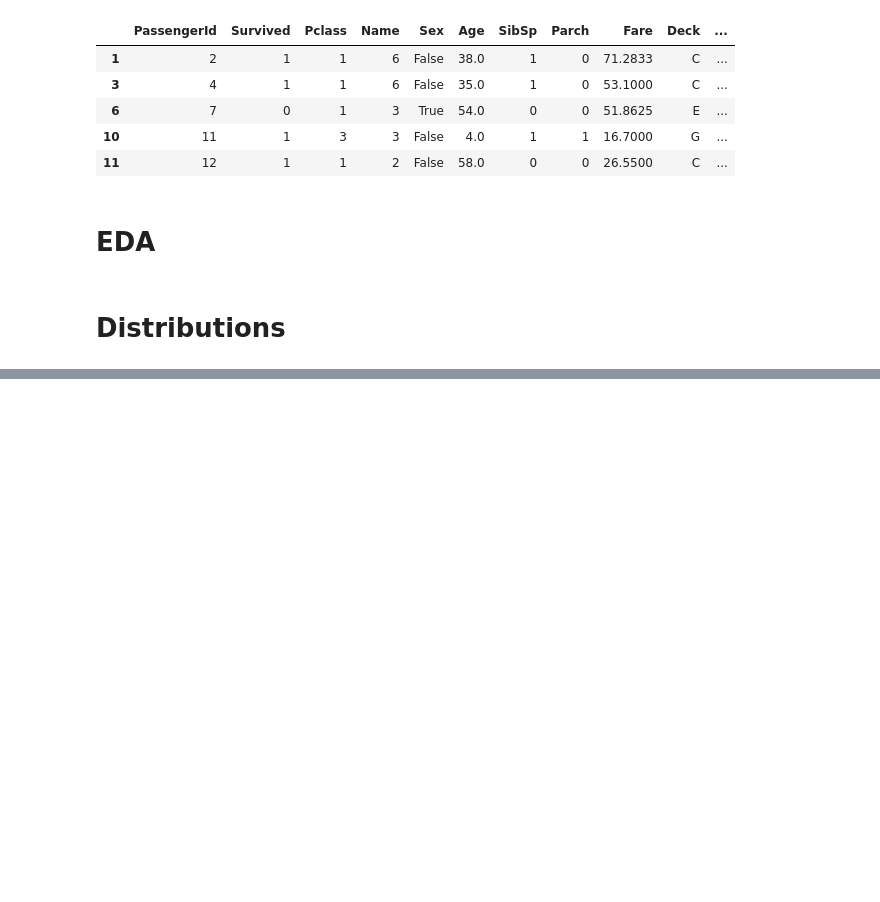
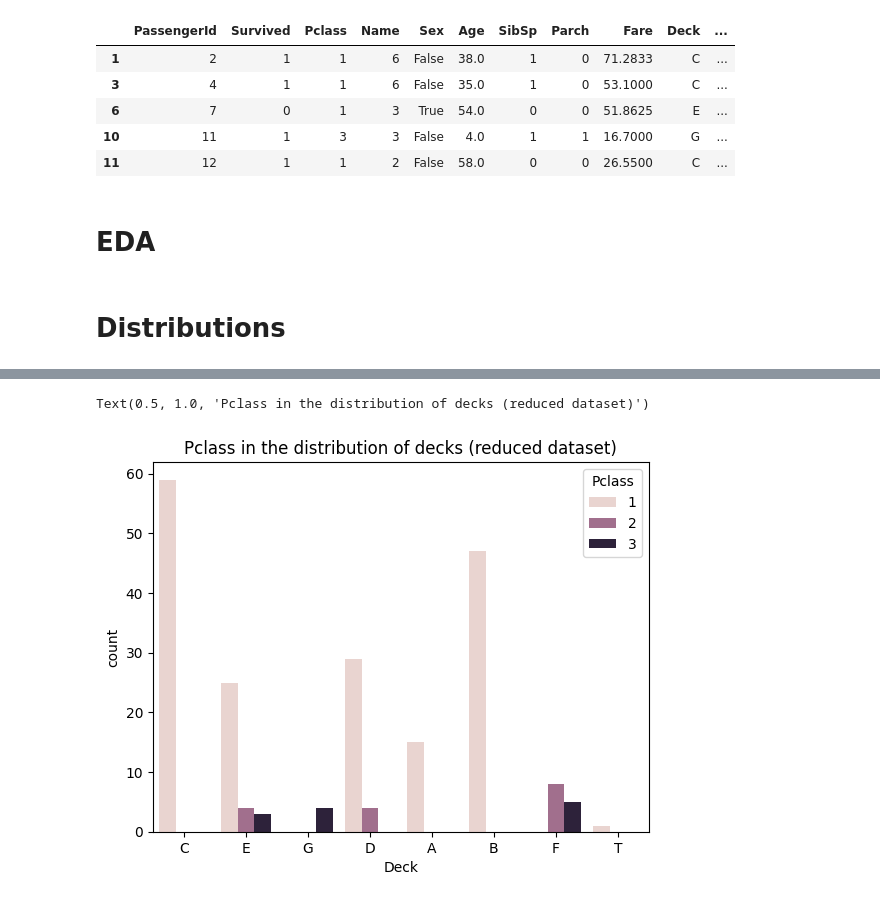
Before and after one commit to PigStep/ML-Titanic-Kaggle-contest, a Jupyter notebook: notebooks/ML titanic prediction/Titanic_notebook.ipynb, the cells around one changed output, grey strips where cells are left out. Drawn from its saved outputs; the diff is of its cells as text; code cells hidden in the pictures; blank space fills up the shorter version.

Commit message:
viz: Decks distributions

```diff
--- a/notebooks/ML titanic prediction/Titanic_notebook.ipynb
+++ b/notebooks/ML titanic prediction/Titanic_notebook.ipynb
@@ -135,0 +142,6 @@ titanic_with_cabins.head()
+# %%
+sns.countplot(titanic_with_cabins,x="Deck", hue="Pclass")
+plt.title("Pclass in the distribution of decks (reduced dataset)")
+# %% [output]
+Text(0.5, 1.0, 'Pclass in the distribution of decks (reduced dataset)')
+[figure, added]
```
Also changed, not shown: parts of 3 cells of this notebook.
